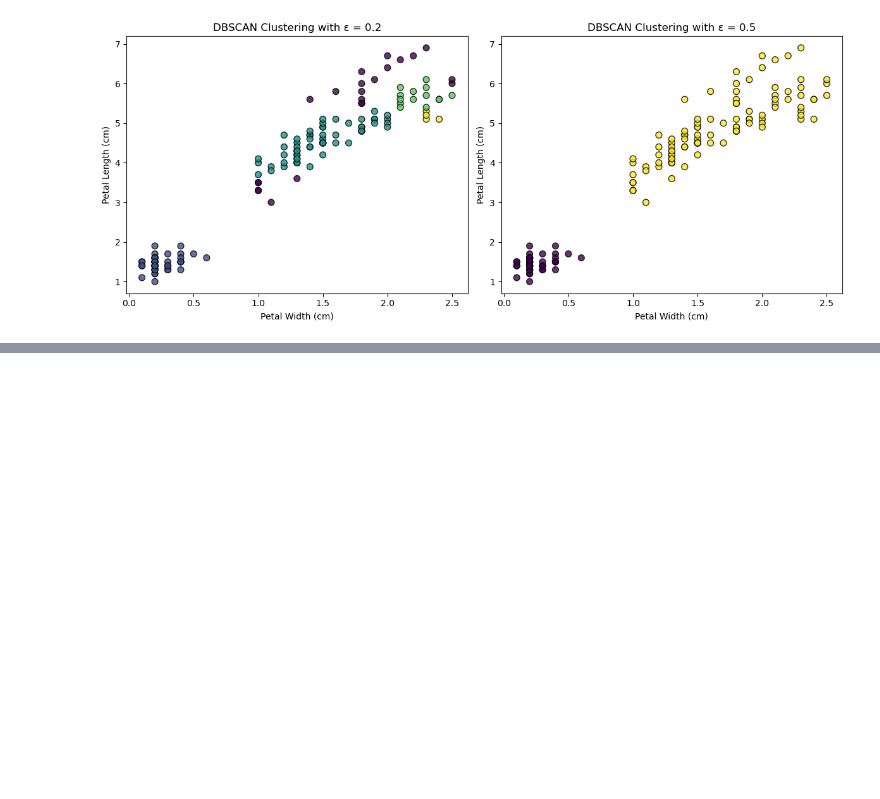
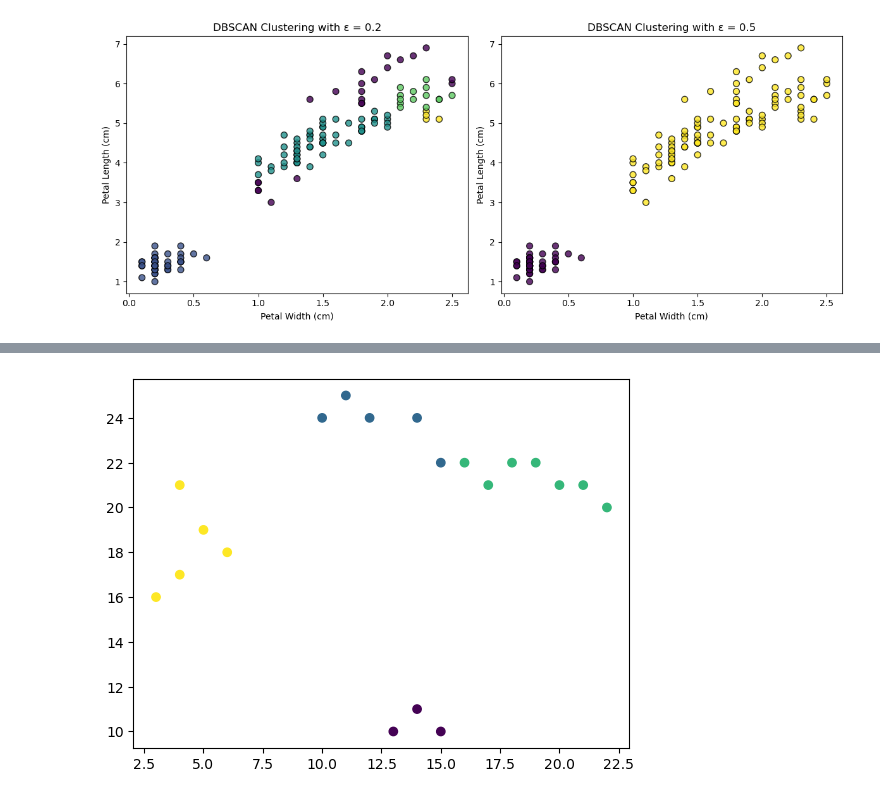
Before and after one commit to vicmon810/COMPSCI762_UOA, a Jupyter notebook: tuorial/Untitled.ipynb, the cells around one changed output, grey strips where cells are left out. Cells and saved outputs as stored; diff of their text form; code cells hidden in the pictures; blank space fills up the shorter version.

```diff
--- a/tuorial/Untitled.ipynb
+++ b/tuorial/Untitled.ipynb
@@ -212,0 +314,9 @@ plt.show()
+# %%
+# K-mean
+kmeans = KMeans(n_clusters=4)
+kmeans.fit(data)
+
+plt.scatter(x, y, c=kmeans.labels_)
+plt.show()
+# %% [output]
+[figure, added]
```
Also changed, not shown: parts of 11 cells of this notebook, 3 other files.
